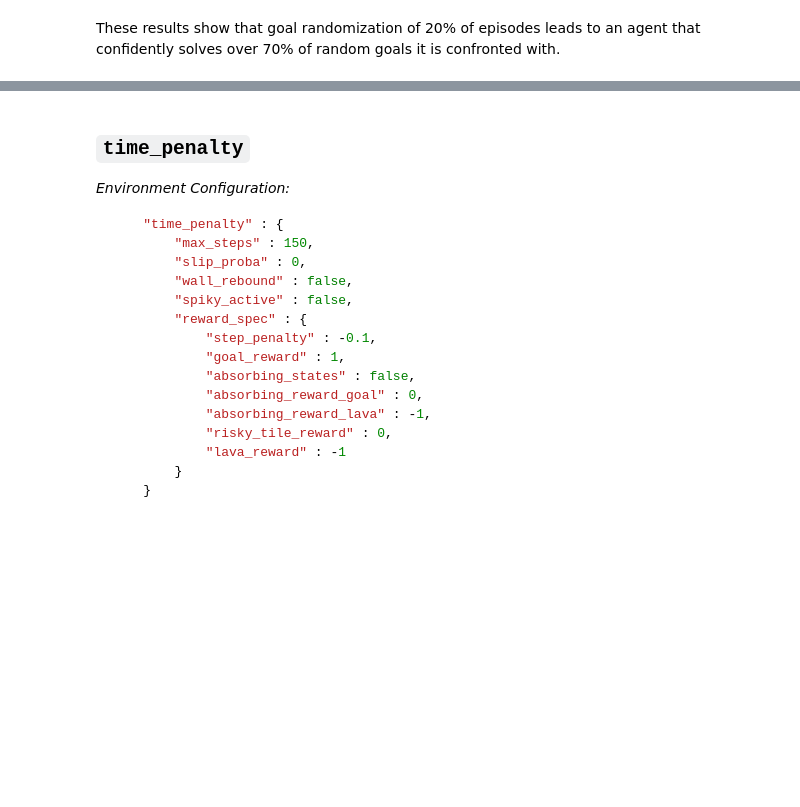
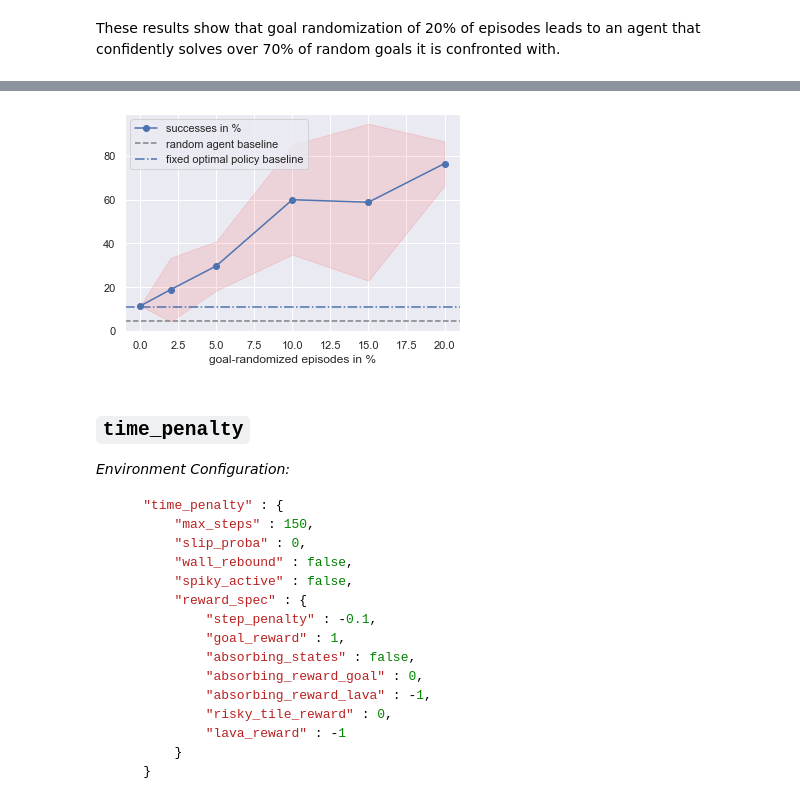
Before and after one commit to tilidev/BA_DRL_Gridworlds, a Jupyter notebook: eval_agents.ipynb, the cells around one changed output, grey strips where cells are left out. Saved outputs shown, nothing was run; the diff lists cells and outputs as text; code cells hidden in the pictures; blank space fills up the shorter version.

```diff
--- a/eval_agents.ipynb
+++ b/eval_agents.ipynb
@@ -1040,6 +1153,11 @@ Goal randomization success rate: 54.0 % on 50 random-goal episodes
 Adjusted goal randomization success rate on unique different goals: 60.0 %
 Goal randomization mean episode length: 73.66
 Goal positions with successes (unique): {(3, 1), (4, 9), (5, 4), (5, 1), (9, 2), (8, 3), (2, 2), (2, 5), (2, 8), (6, 2), (7, 1), (4, 2), (5, 3), (2, 4), (2, 7), (4, 1), (5, 2), (8, 4), (8, 1), (2, 3), ...
+# %%
+a=np.mean([94.3, 97.1, 42.9, 0, 60])
+b=np.std([94.3, 97.1, 42.9, 0, 60])
+randomization_performances["gen_perf_unique_mean"].append(a)
+randomization_performances["gen_perf_unique_std"].append(b)
 # %% [markdown]
 Why is there a seed with 0 % goal randomization successes? Huge variance in generalization capabilities. Maybe it has something to do with the **lottery ticket hypothesis**?
 # %% [markdown]
@@ -1080,5 +1198,13 @@ Goal randomization success rate: 60.0 % on 50 random-goal episodes
 Adjusted goal randomization success rate on unique different goals: 60.0 %
 Goal randomization mean episode length: 61.64
 Goal positions with successes (unique): {(4, 9), (9, 2), (5, 7), (8, 3), (8, 6), (2, 8), (7, 1), (4, 5), (5, 6), (5, 3), (8, 8), (2, 7), (7, 6), (4, 7), (5, 5), (8, 4), (8, 1), (8, 7), (7, 2), (7, 5), ...
+# %%
+a=np.mean([91.4, 80, 77.1, 74.3, 60])
+b=np.std([91.4, 80, 77.1, 74.3, 60])
+randomization_performances["gen_perf_unique_mean"].append(a)
+randomization_performances["gen_perf_unique_std"].append(b)
 # %% [markdown]
 These results show that goal randomization of 20% of episodes leads to an agent that confidently solves over 70% of random goals it is confronted with.
+# %%
+rnd_performances = pd.DataFrame(randomization_performances, index=[0, 2, 5, 10, 15, 20])
+rnd_performances
@@ -1085,3 +1248,18 @@ These results show that goal randomization of 20% of episodes leads to an agent
+# %%
+random_baseline = np.mean([5.7, 2.9,2.9,8.6, 2.9])
+# %%
+# random_baseline: montecarlo simulation on randomized_goal_stats
+plt.plot(rnd_performances['gen_perf_unique_mean'], '-o', label="successes in %")
+plt.axhline(random_baseline, 0, 20, linestyle="--", color="grey", label="random agent baseline")
+plt.axhline(11, 0, 20, linestyle="-.", label="fixed optimal policy baseline") # recall cell with 11 % expected goal generalization when always walking same path
+stdl = rnd_performances['gen_perf_unique_mean'] - rnd_performances['gen_perf_unique_std']
+stdh = rnd_performances['gen_perf_unique_mean'] + rnd_performances['gen_perf_unique_std']
+plt.fill_between(rnd_performances.index.values, stdl, stdh, color="red", alpha=0.1)
+plt.xlabel("goal-randomized episodes in %")
+plt.legend(loc="upper left")
+plt.savefig("a2c_goal_rnd_graph.pdf", format="pdf")
+# %% [output]
+[figure, added]
 # %% [markdown]
 ## `time_penalty`
 
```
Also changed, not shown: parts of 22 cells of this notebook.
